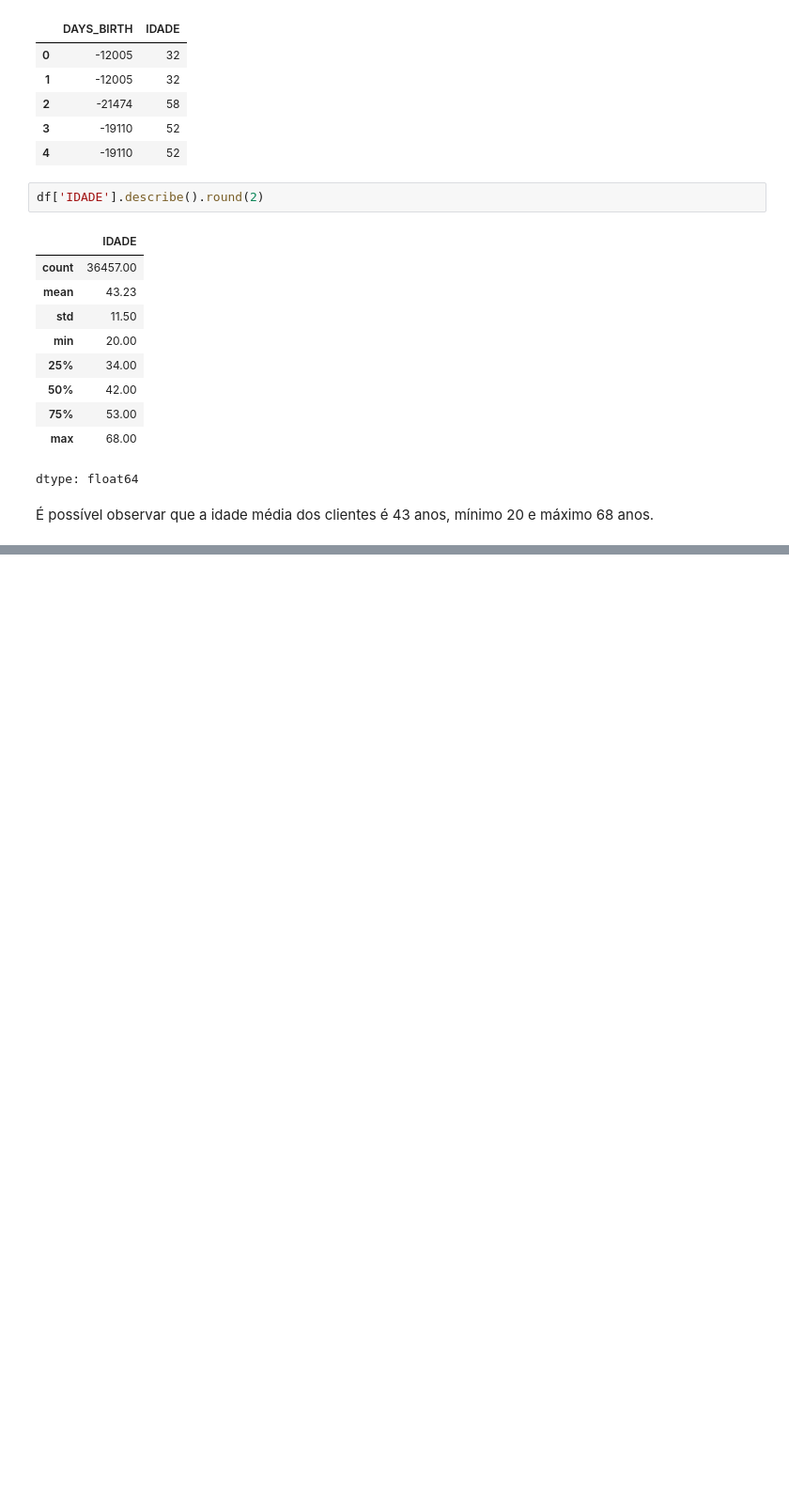
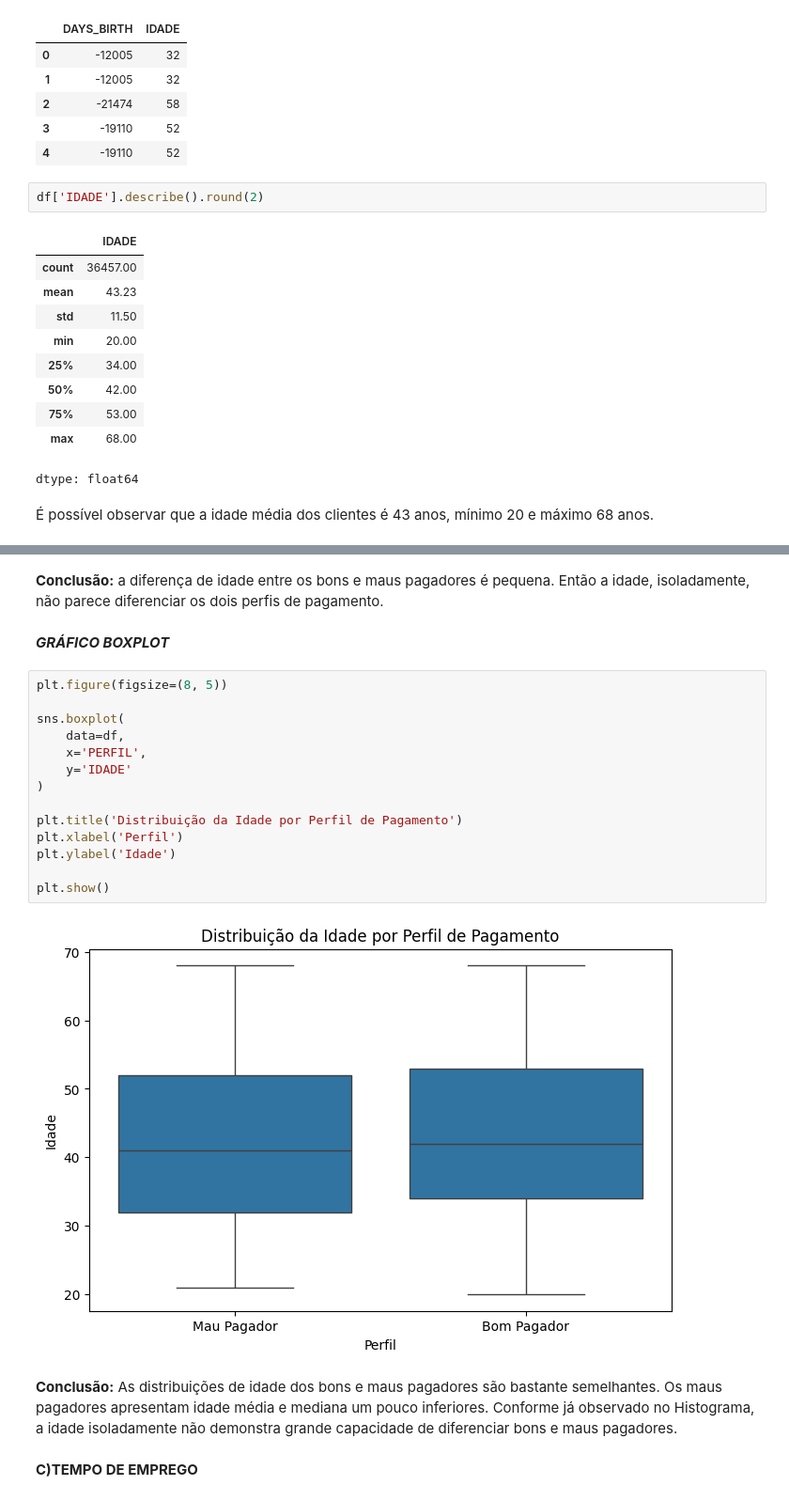
Before and after one commit to marciapaulasv-coder/TechChalenge, a Jupyter notebook: 01_eda.ipynb, the cells around one changed output, grey strips where cells are left out. Shown at 94% size. Saved outputs shown, nothing was run; the diff lists cells and outputs as text; blank space fills up the shorter version.

```diff
--- a/01_eda.ipynb
+++ b/01_eda.ipynb
@@ -342,0 +374,24 @@ dtype: float64
+# %% [markdown]
+**Conclusão:** a diferença de idade entre os bons e maus pagadores é pequena. Então a idade, isoladamente, não parece diferenciar os dois perfis de pagamento.
+# %% [markdown]
+***GRÁFICO BOXPLOT***
+# %%
+plt.figure(figsize=(8, 5))
+
+sns.boxplot(
+    data=df,
+    x='PERFIL',
+    y='IDADE'
+)
+
+plt.title('Distribuição da Idade por Perfil de Pagamento')
+plt.xlabel('Perfil')
+plt.ylabel('Idade')
+
+plt.show()
+# %% [output]
+[figure, added]
+# %% [markdown]
+**Conclusão:** As distribuições de idade dos bons e maus pagadores são bastante semelhantes. Os maus pagadores apresentam idade média e mediana um pouco inferiores. Conforme já observado no Histograma, a idade isoladamente não demonstra grande capacidade de diferenciar bons e maus pagadores.
+# %% [markdown]
+**C)TEMPO DE EMPREGO**
```
Also changed, not shown: parts of 28 cells of this notebook.
